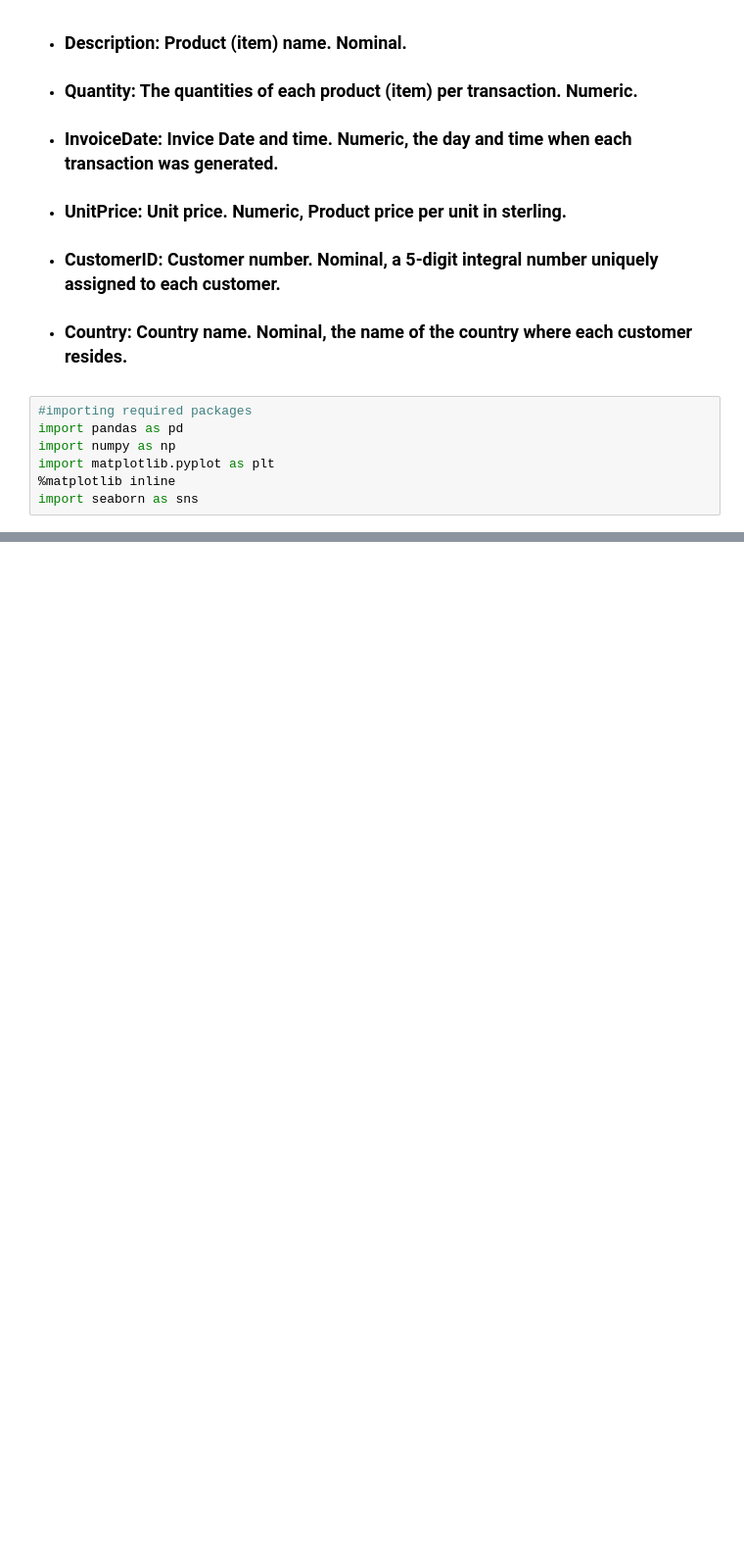
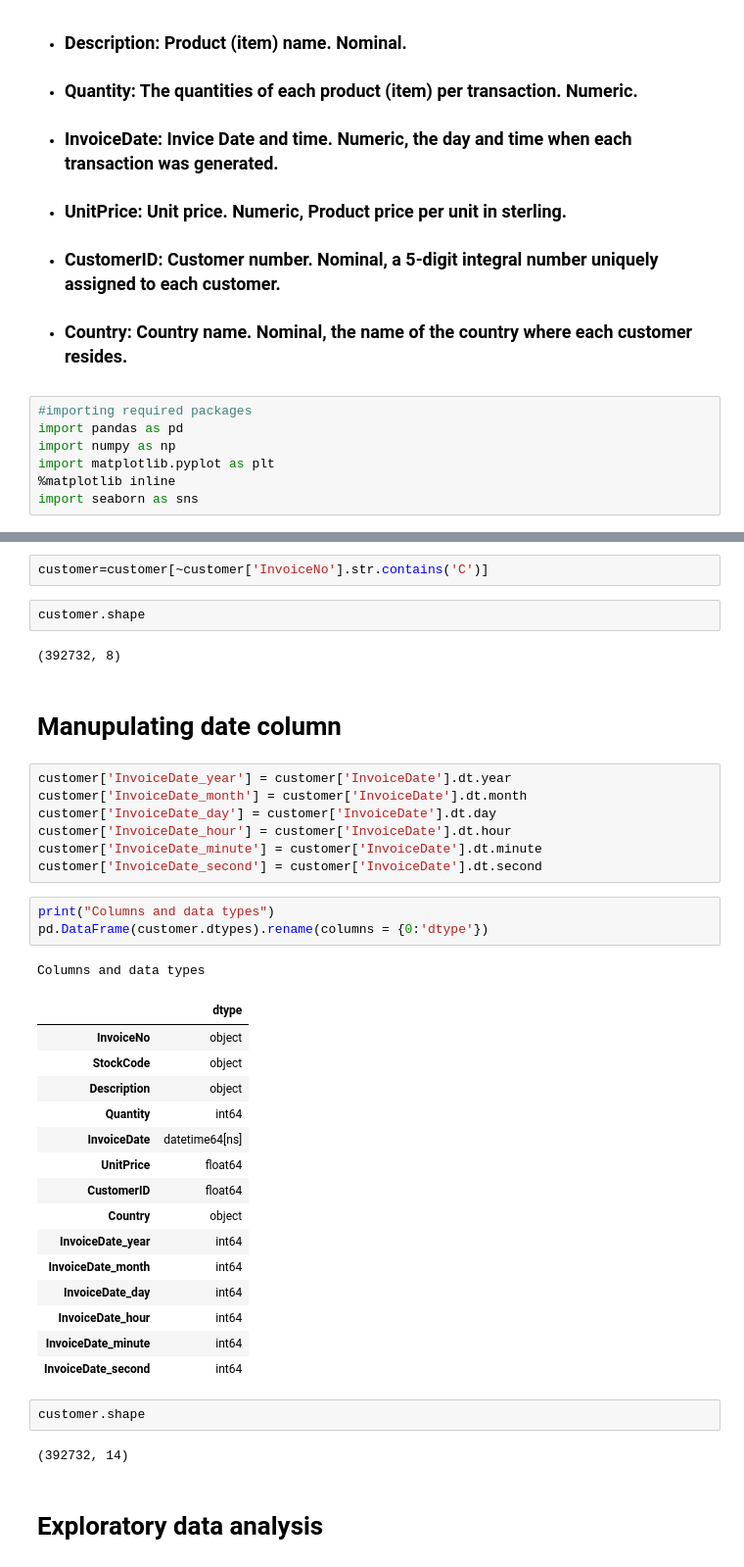
Before and after one commit to Bibhuti-MLAI/Customer-Segmentation, a Jupyter notebook: Online_Retail_Customer_Segmentation_Capstone_Project.ipynb, the cells around one changed output, grey strips where cells are left out. Shown: that part at 98% size. Saved outputs shown, nothing was run; the diff lists cells and outputs as text; blank space fills up the shorter version.

```diff
--- a/Online_Retail_Customer_Segmentation_Capstone_Project.ipynb
+++ b/Online_Retail_Customer_Segmentation_Capstone_Project.ipynb
@@ -87,0 +189,41 @@ memory usage: 33.1+ MB
+# %%
+customer=customer[~customer['InvoiceNo'].str.contains('C')]
+# %%
+customer.shape
+# %% [output]
+(392732, 8)
+# %% [markdown]
+# **Manupulating date column**
+# %%
+customer['InvoiceDate_year'] = customer['InvoiceDate'].dt.year
+customer['InvoiceDate_month'] = customer['InvoiceDate'].dt.month
+customer['InvoiceDate_day'] = customer['InvoiceDate'].dt.day
+customer['InvoiceDate_hour'] = customer['InvoiceDate'].dt.hour
+customer['InvoiceDate_minute'] = customer['InvoiceDate'].dt.minute
+customer['InvoiceDate_second'] = customer['InvoiceDate'].dt.second
+# %%
+print("Columns and data types")
+pd.DataFrame(customer.dtypes).rename(columns = {0:'dtype'})
+# %% [output]
+Columns and data types
+|  | dtype |
+| InvoiceNo | object |
+| StockCode | object |
+| Description | object |
+| Quantity | int64 |
+| InvoiceDate | datetime64[ns] |
+| UnitPrice | float64 |
+| CustomerID | float64 |
+| Country | object |
+| InvoiceDate_year | int64 |
+| InvoiceDate_month | int64 |
+| InvoiceDate_day | int64 |
+| InvoiceDate_hour | int64 |
+| InvoiceDate_minute | int64 |
+| InvoiceDate_second | int64 |
+# %%
+customer.shape
+# %% [output]
+(392732, 14)
+# %% [markdown]
+# **Exploratory data analysis**
```
Also changed, not shown: parts of 19 cells of this notebook.
